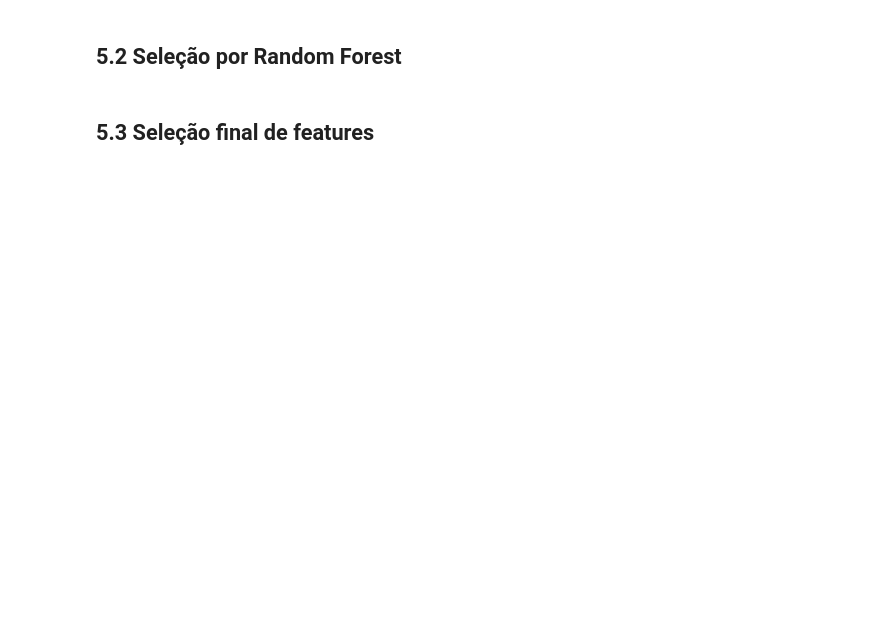
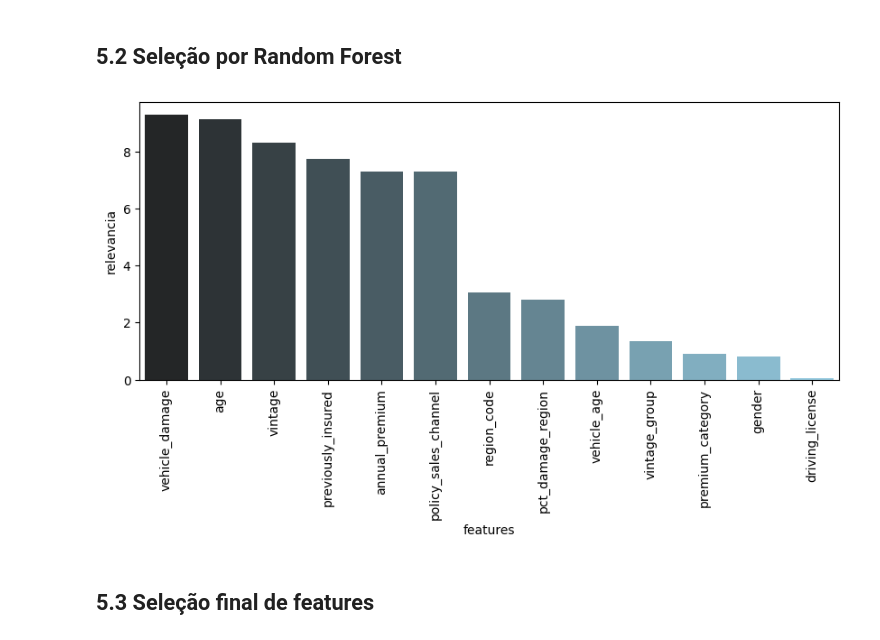
Before and after one commit to RafaelLuckner/Propensao_Compra, a Jupyter notebook: notebooks/propensao_projeto.ipynb, the cells around one changed output. Cells and saved outputs as stored; diff of their text form; code cells hidden in the pictures; blank space fills up the shorter version.

```diff
--- a/notebooks/propensao_projeto.ipynb
+++ b/notebooks/propensao_projeto.ipynb
@@ -786,15 +804,21 @@ features_univariada
 # %% [markdown]
 ## 5.2 Seleção por Random Forest
 # %%
-model = RandomForestClassifier(min_samples_split=5, max_depth=10,random_state = 0)
+model = RandomForestClassifier(min_samples_split=5, max_depth=20, n_estimators = 250, random_state = 0)
 model.fit(X, y)
 
 # Importância das características
 importances = model.feature_importances_
 
 features_RandomForest = pd.DataFrame({'features': X.columns,
-              'relevancia': np.round(importances*40,2)}).sort_values(by='relevancia', ascending = False).reset_index(drop=True)
-features_RandomForest
+              'relevancia': np.round(importances*60,2)}).sort_values(by='relevancia', ascending = False).reset_index(drop=True)
+
+plt.figure(figsize = (10,4))
+sns.barplot(x=features_RandomForest['features'], y= features_RandomForest['relevancia'],hue = features_univariada['features'],palette='dark:skyblue');
+plt.legend().remove()
+plt.xticks(rotation=90);
+# %% [output]
+[figure, added]
 # %% [markdown]
 ## 5.3 Seleção final de features
 # %%
```
Also changed, not shown: parts of 21 cells of this notebook, 5 other files.
